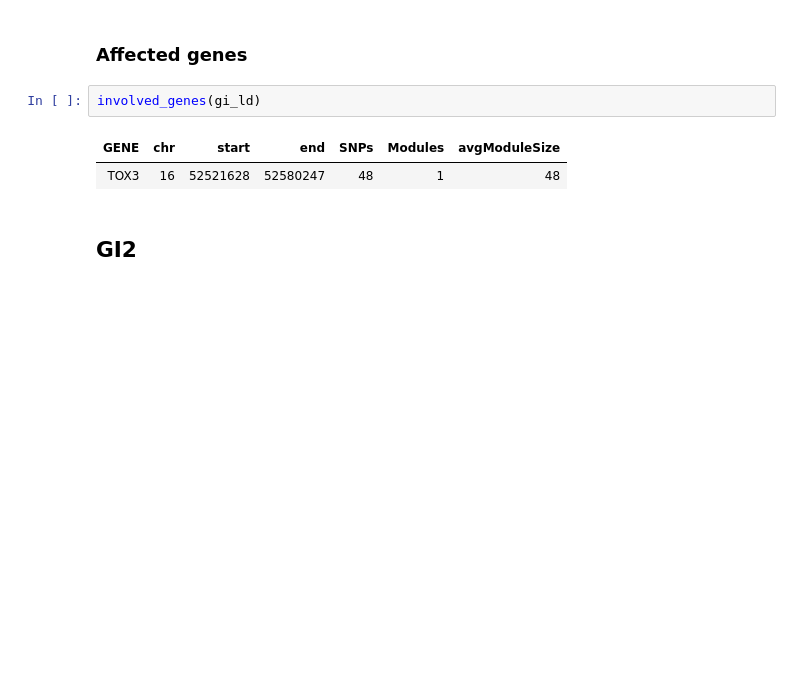
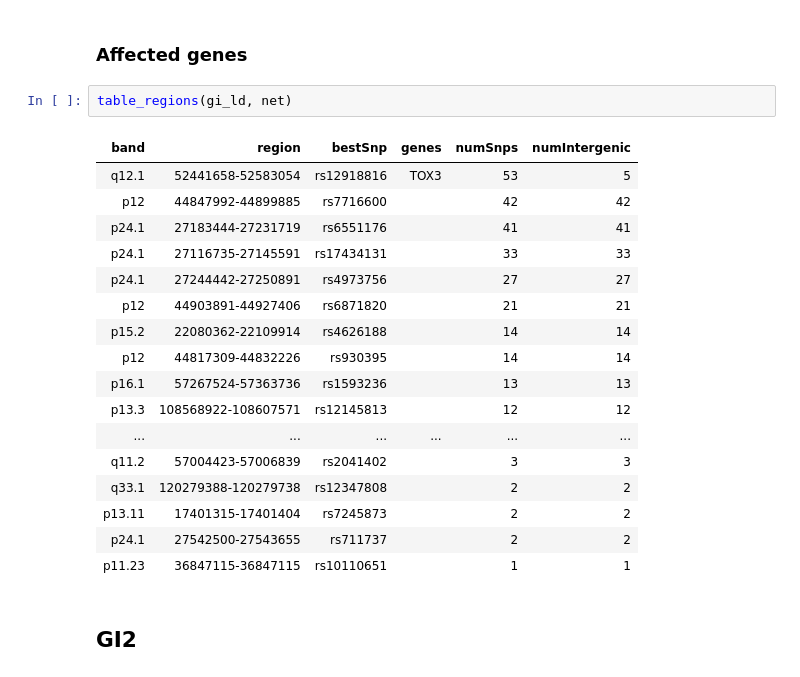
Before and after one commit to hclimente/genewa, a Jupyter notebook: results/genesis/additive_analysis.ipynb, the cells around one changed output. Saved outputs shown, nothing was run; the diff lists cells and outputs as text; blank space fills up the shorter version.

```diff
--- a/results/genesis/additive_analysis.ipynb
+++ b/results/genesis/additive_analysis.ipynb
@@ -560,11 +530,26 @@ plot_ideogram(gi_ld)
 [figure]
 # %% [markdown]
 ### Affected genes
-# %%
-involved_genes(gi_ld)
-# %% [output]
-| GENE | chr | start | end | SNPs | Modules | avgModuleSize |
-| TOX3 | 16 | 52521628 | 52580247 | 48 | 1 | 48 |
+# %%
+table_regions(gi_ld, net)
+# %% [output]
+| band | region | bestSnp | genes | numSnps | numIntergenic |
+| q12.1 | 52441658-52583054 | rs12918816 | TOX3 | 53 | 5 |
+| p12 | 44847992-44899885 | rs7716600 |  | 42 | 42 |
+| p24.1 | 27183444-27231719 | rs6551176 |  | 41 | 41 |
+| p24.1 | 27116735-27145591 | rs17434131 |  | 33 | 33 |
+| p24.1 | 27244442-27250891 | rs4973756 |  | 27 | 27 |
+| p12 | 44903891-44927406 | rs6871820 |  | 21 | 21 |
+| p15.2 | 22080362-22109914 | rs4626188 |  | 14 | 14 |
+| p12 | 44817309-44832226 | rs930395 |  | 14 | 14 |
+| p16.1 | 57267524-57363736 | rs1593236 |  | 13 | 13 |
+| p13.3 | 108568922-108607571 | rs12145813 |  | 12 | 12 |
+| ... | ... | ... | ... | ... | ... |
+| q11.2 | 57004423-57006839 | rs2041402 |  | 3 | 3 |
+| q33.1 | 120279388-120279738 | rs12347808 |  | 2 | 2 |
+| p13.11 | 17401315-17401404 | rs7245873 |  | 2 | 2 |
+| p24.1 | 27542500-27543655 | rs711737 |  | 2 | 2 |
+| p11.23 | 36847115-36847115 | rs10110651 |  | 1 | 1 |
 # %% [markdown]
 ## GI2
 # %%
```
Also changed, not shown: parts of 17 cells of this notebook, 2 other files.
